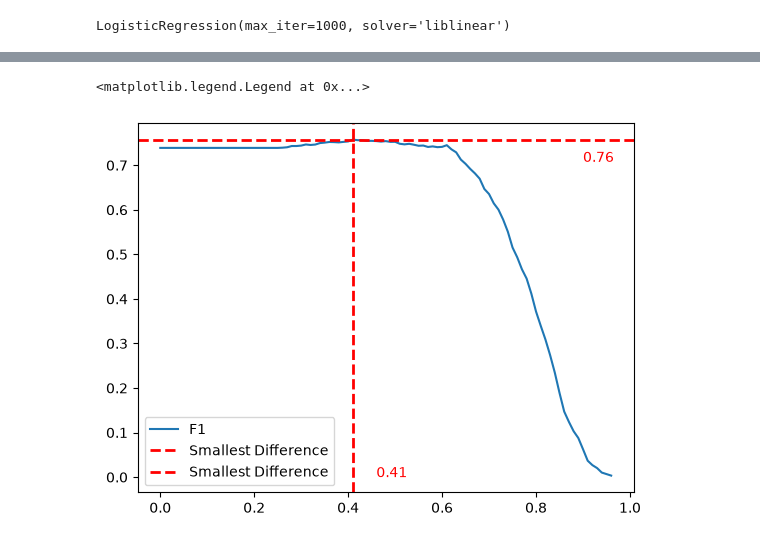
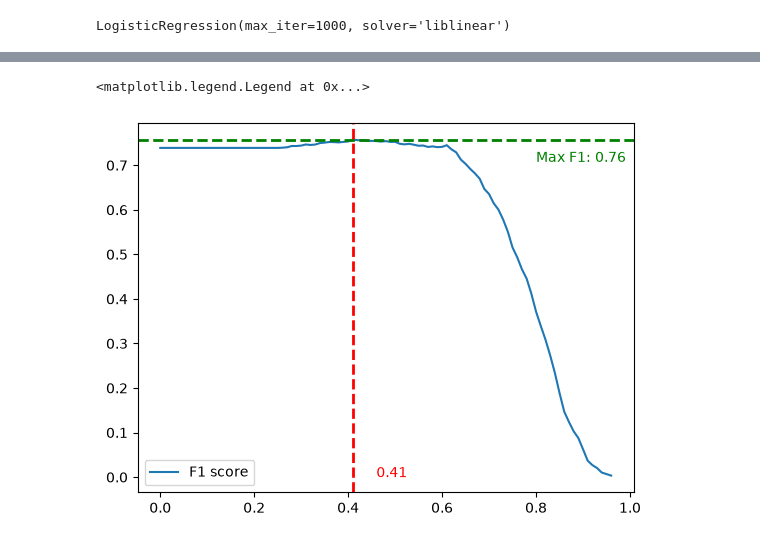
Before and after one commit to mkchoong88/machine-learning-zoomcamp, a Jupyter notebook: 04-evaluation/04-homework.ipynb, the cells around one changed output, grey strips where cells are left out. Drawn from its saved outputs; the diff is of its cells as text; code cells hidden in the pictures.

```diff
--- a/04-evaluation/04-homework.ipynb
+++ b/04-evaluation/04-homework.ipynb
@@ -180,10 +135,18 @@ number_of_courses_viewed
 # %%
+# Compare each numerical feature directly by ROC AUC score
 scores_dict = dict()
+
 for num in numerical:
-    score = roc_auc_score(y_train, df_train[num])
-    scores_dict[num] = score
-    print(f'{num:25}: {score}')
+    feature = df_train[num]
+    score = roc_auc_score(y_train, feature)
+
+    if score < 0.5:
+        feature = -df_train[num]
+        score = roc_auc_score(y_train, feature)
+
+    scores_dict[num] = round(score, 4)
+    print(f'{num:25}: {score:.4f}')
 
 print("\nHighest ROC-AUC score is:")
-print(max(scores_dict.items()))
+print(max(scores_dict.items(), key=lambda item: item[1]))
 # %% [output]
@@ -268,6 +353,8 @@ plt.legend()
 # %%
+# Create a new DataFrame for computational of precision and recall
 scores = []
 
+# Step size of 0.01
 thresholds = np.linspace(0, 1, 101)
 
 for t in thresholds:
@@ -288,6 +375,6 @@ for t in thresholds:
 columns = ['threshold', 'tp', 'fp', 'fn', 'tn']
 df_scores = pd.DataFrame(scores, columns=columns)
 
-df_scores['precision'] = df_scores.tp / (df_scores.tp + df_scores.fp)
-df_scores['recall'] = df_scores.tp / (df_scores.tp + df_scores.fn)
+df_scores['precision'] = df_scores['tp'] / (df_scores['tp'] + df_scores['fp'])
+df_scores['recall'] = df_scores['tp'] / (df_scores['tp'] + df_scores['fn'])
 df_scores['diff'] = df_scores['precision'] - df_scores['recall']
@@ -357,11 +470,17 @@ f1_max_idx = df_scores['f1'].idxmax()
 thres_at_f1_max = df_scores['threshold'].iloc[f1_max_idx]
 # %%
-plt.plot(df_scores.threshold, df_scores['f1'], label='F1')
-plt.axhline(df_scores['f1'].max(), color='red', linestyle='--', linewidth=2, label='Smallest Difference')
-plt.text(0.9, df_scores['f1'].max()-0.05, f'{df_scores['f1'].max():.2f}', color='red')
-plt.axvline(thres_at_f1_max, color='red', linestyle='--', linewidth=2, label='Smallest Difference')
+# Plot the graph of F1 against threshold
+plt.plot(df_scores['threshold'], df_scores['f1'], label='F1 score')
+
+f1_max = df_scores['f1'].max()
+thres_at_f1_max = df_scores['threshold'].iloc[f1_max_idx]
+
+plt.axhline(f1_max, color='green', linestyle='--', linewidth=2)
+plt.text(0.8, f1_max-0.05, f'Max F1: {df_scores['f1'].max():.2f}', color='green')
+
+plt.axvline(thres_at_f1_max, color='red', linestyle='--', linewidth=2)
 plt.text(thres_at_f1_max+0.05, 0.0, f'{thres_at_f1_max:.2f}', color='red')
 plt.legend()
 # %% [output]
 <matplotlib.legend.Legend at 0x...>
-[figure, old version]
+[figure, new version]
```
Also changed, not shown: parts of 65 cells of this notebook.
